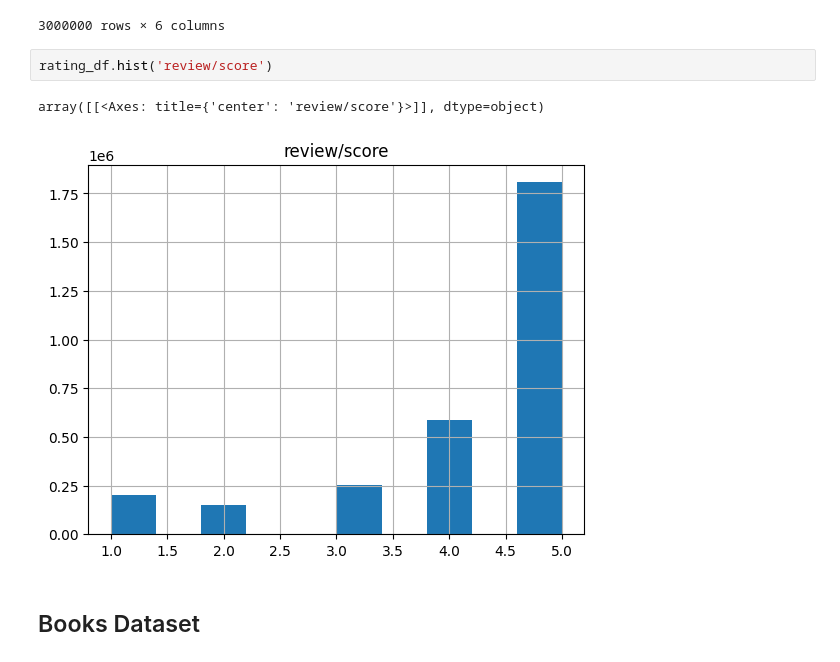
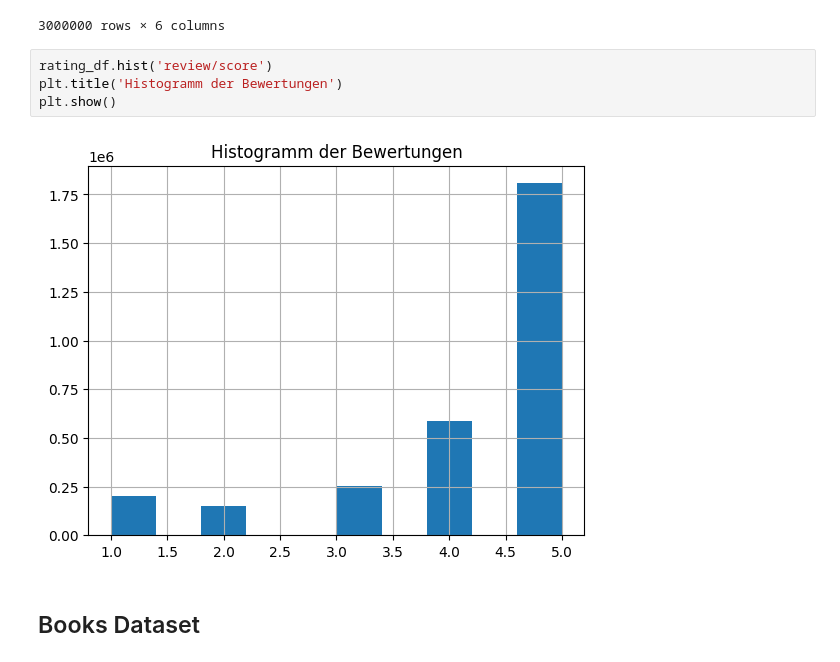
Before and after one commit to t0nychopp3r/recommenderSystem_cds121, a Jupyter notebook: Book_RS.ipynb, the cells around one changed output. Cells and saved outputs as stored; diff of their text form.

```diff
--- a/Book_RS.ipynb
+++ b/Book_RS.ipynb
@@ -136,9 +122,10 @@ rating_df
 3000000 rows × 6 columns
 # %%
 rating_df.hist('review/score')
+plt.title('Histogramm der Bewertungen')
+plt.show()
 # %% [output]
-array([[<Axes: title={'center': 'review/score'}>]], dtype=object)
-[figure, old version]
+[figure, new version]
 # %% [markdown]
 ## Books Dataset
 # %%
```
Also changed, not shown: parts of 35 cells of this notebook, 1 other file.
